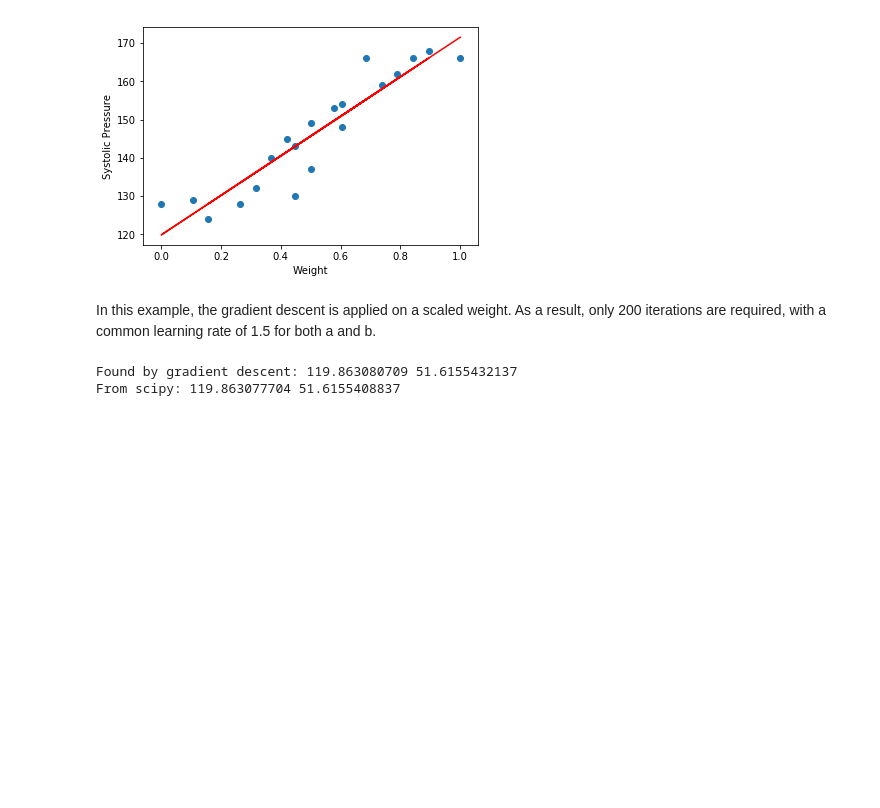
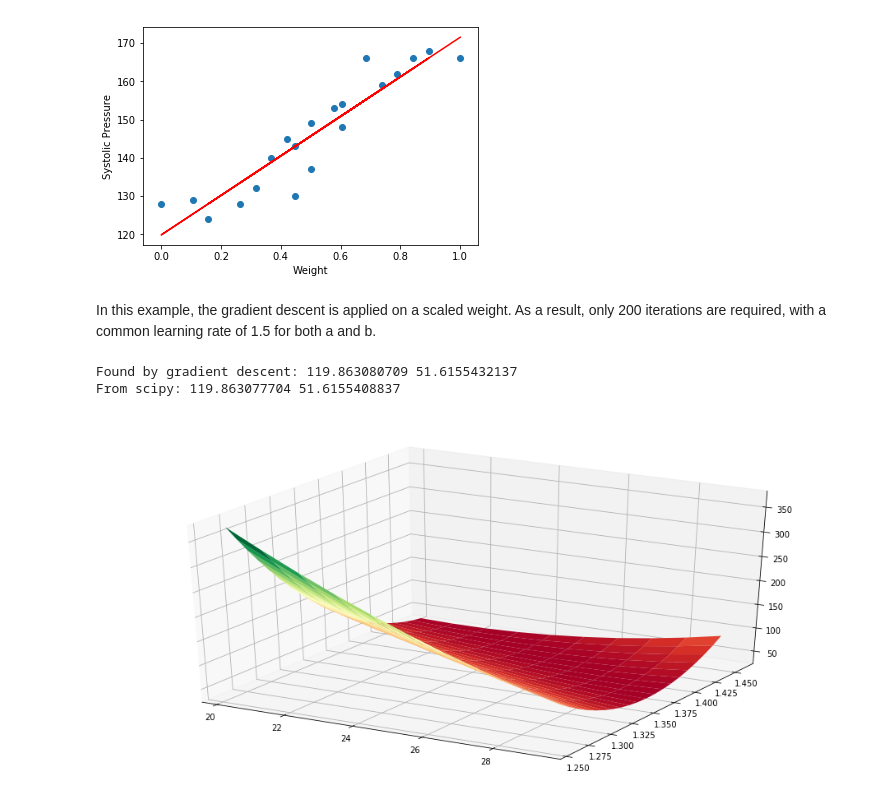
Before and after one commit to sabuha/machine_learning, a Jupyter notebook: GradientDescent_LinearRegression/GradientDescent_LR_2variables.ipynb, the cells around one changed output. Saved outputs shown, nothing was run; the diff lists cells and outputs as text; code cells hidden in the pictures; blank space fills up the shorter version.

Commit message:
add 3D plot of the cost function

```diff
--- a/GradientDescent_LinearRegression/GradientDescent_LR_2variables.ipynb
+++ b/GradientDescent_LinearRegression/GradientDescent_LR_2variables.ipynb
@@ -184,3 +185,22 @@ print("From scipy:", res.intercept, res.slope)
 # %% [output]
 Found by gradient descent: 119.863080709 51.6155432137
 From scipy: 119.863077704 51.6155408837
+# %%
+#%matplotlib nbagg
+
+fig = plt.figure(num=None, figsize=(16,8))
+ax = fig.add_subplot(1,1,1, projection='3d')
+
+X = np.arange(30.215-10, 30.215, 1)
+Y = np.arange(1.3583-0.1, 1.3583+0.1, 0.01)
+
+X,Y=np.meshgrid(X,Y)
+Z = [cost_function(a,b) for a,b in zip(X,Y)]
+ax.plot_surface(X,Y,Z, rstride=1, cstride=1, cmap=plt.cm.RdYlGn)
+
+plt.show()
+#memo
+#Slope from scipy.stats: 1.35830370747
+#Intercept from scipy.stats: 30.2150330117
+# %% [output]
+[figure, added]
```
Also changed, not shown: parts of 1 cell of this notebook.
